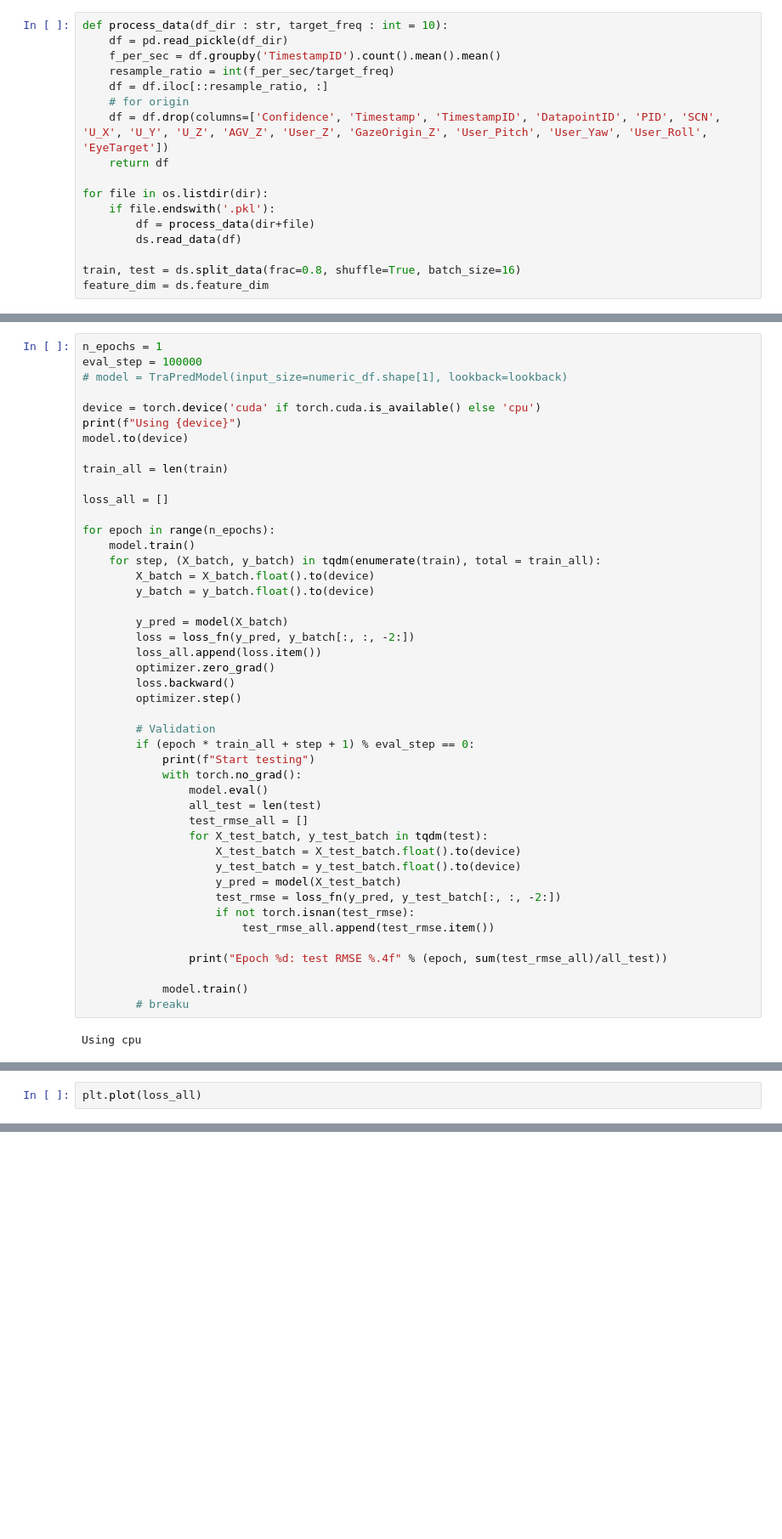
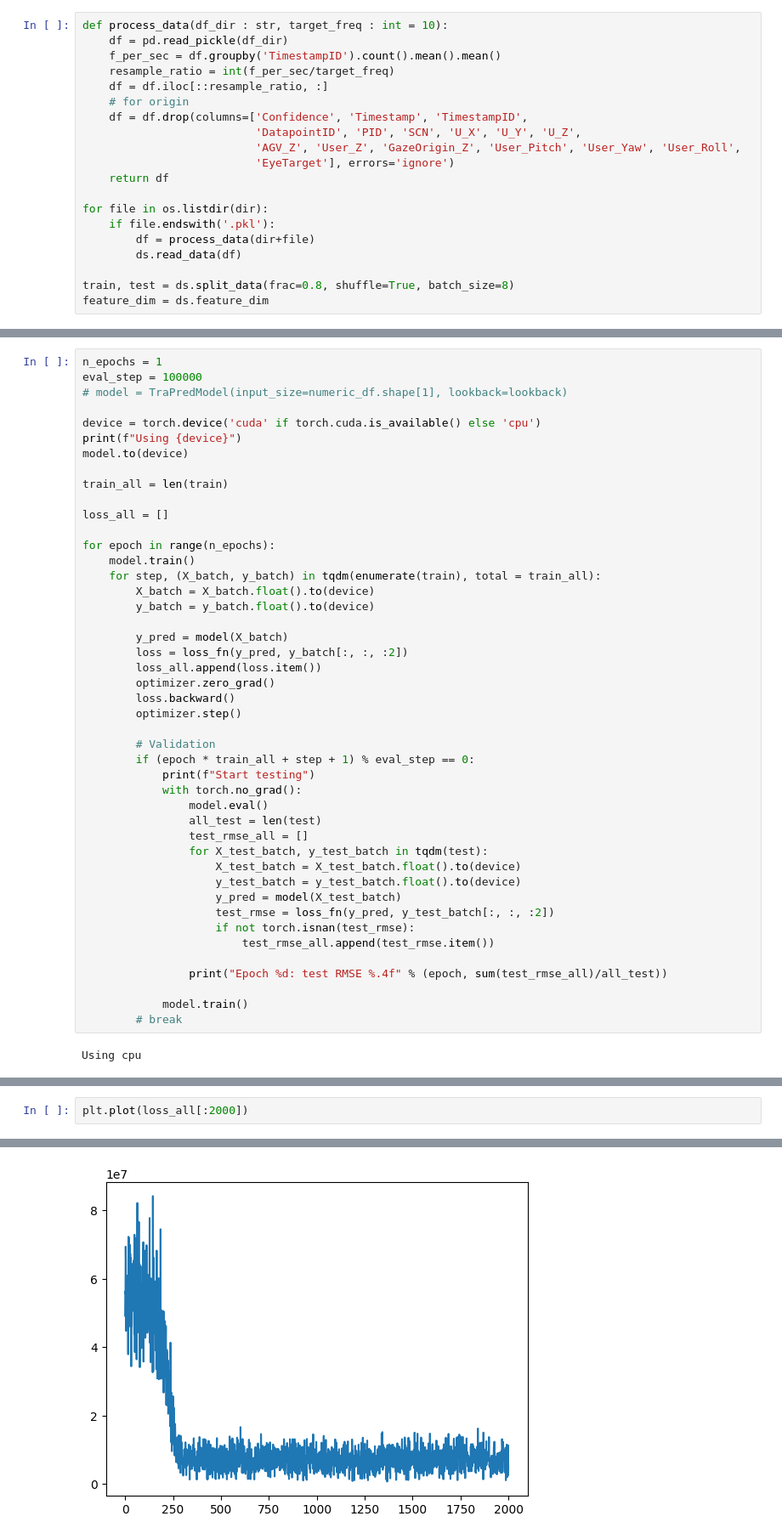
Before and after one commit to priest-yang/Pedestrian-Trajectory-Prediction, a Jupyter notebook: notebook/pred_model.ipynb, the cells around one changed output, grey strips where cells are left out. Shown at 85% size. Cells and saved outputs as stored; diff of their text form; blank space fills up the shorter version.

```diff
--- a/notebook/pred_model.ipynb
+++ b/notebook/pred_model.ipynb
@@ -33,7 +33,10 @@ def process_data(df_dir : str, target_freq : int = 10):
     resample_ratio = int(f_per_sec/target_freq)
     df = df.iloc[::resample_ratio, :]
     # for origin
-    df = df.drop(columns=['Confidence', 'Timestamp', 'TimestampID', 'DatapointID', 'PID', 'SCN', 'U_X', 'U_Y', 'U_Z', 'AGV_Z', 'User_Z', 'GazeOrigin_Z', 'User_Pitch', 'User_Yaw', 'User_Roll', 'EyeTarget'])
+    df = df.drop(columns=['Confidence', 'Timestamp', 'TimestampID',
+                          'DatapointID', 'PID', 'SCN', 'U_X', 'U_Y', 'U_Z',
+                          'AGV_Z', 'User_Z', 'GazeOrigin_Z', 'User_Pitch', 'User_Yaw', 'User_Roll',
+                          'EyeTarget'], errors='ignore')
     return df
 
 for file in os.listdir(dir):
@@ -41,7 +44,7 @@ for file in os.listdir(dir):
         df = process_data(dir+file)
         ds.read_data(df)
 
-train, test = ds.split_data(frac=0.8, shuffle=True, batch_size=16)
+train, test = ds.split_data(frac=0.8, shuffle=True, batch_size=8)
 feature_dim = ds.feature_dim
 # %%
 for i, (X, y) in enumerate(train):
@@ -76,7 +79,7 @@ for epoch in range(n_epochs):
         y_batch = y_batch.float().to(device)
 
         y_pred = model(X_batch)
-        loss = loss_fn(y_pred, y_batch[:, :, -2:])
+        loss = loss_fn(y_pred, y_batch[:, :, :2])
         loss_all.append(loss.item())
         optimizer.zero_grad()
         loss.backward()
@@ -93,13 +96,13 @@ for epoch in range(n_epochs):
                     X_test_batch = X_test_batch.float().to(device)
                     y_test_batch = y_test_batch.float().to(device)
                     y_pred = model(X_test_batch)
-                    test_rmse = loss_fn(y_pred, y_test_batch[:, :, -2:])
+                    test_rmse = loss_fn(y_pred, y_test_batch[:, :, :2])
                     if not torch.isnan(test_rmse):
                         test_rmse_all.append(test_rmse.item())
 
                 print("Epoch %d: test RMSE %.4f" % (epoch, sum(test_rmse_all)/all_test))
 
             model.train()
-        # breaku
+        # break
 # %% [output]
 Using cpu
@@ -106,2 +188,3 @@ Using cpu
 # %%
-plt.plot(loss_all)
+plt.plot(loss_all[:2000])
+# %% [output]
@@ -107,0 +192 @@ plt.plot(loss_all)
+[figure, added]
```
Also changed, not shown: parts of 9 cells of this notebook, 2 other files.
